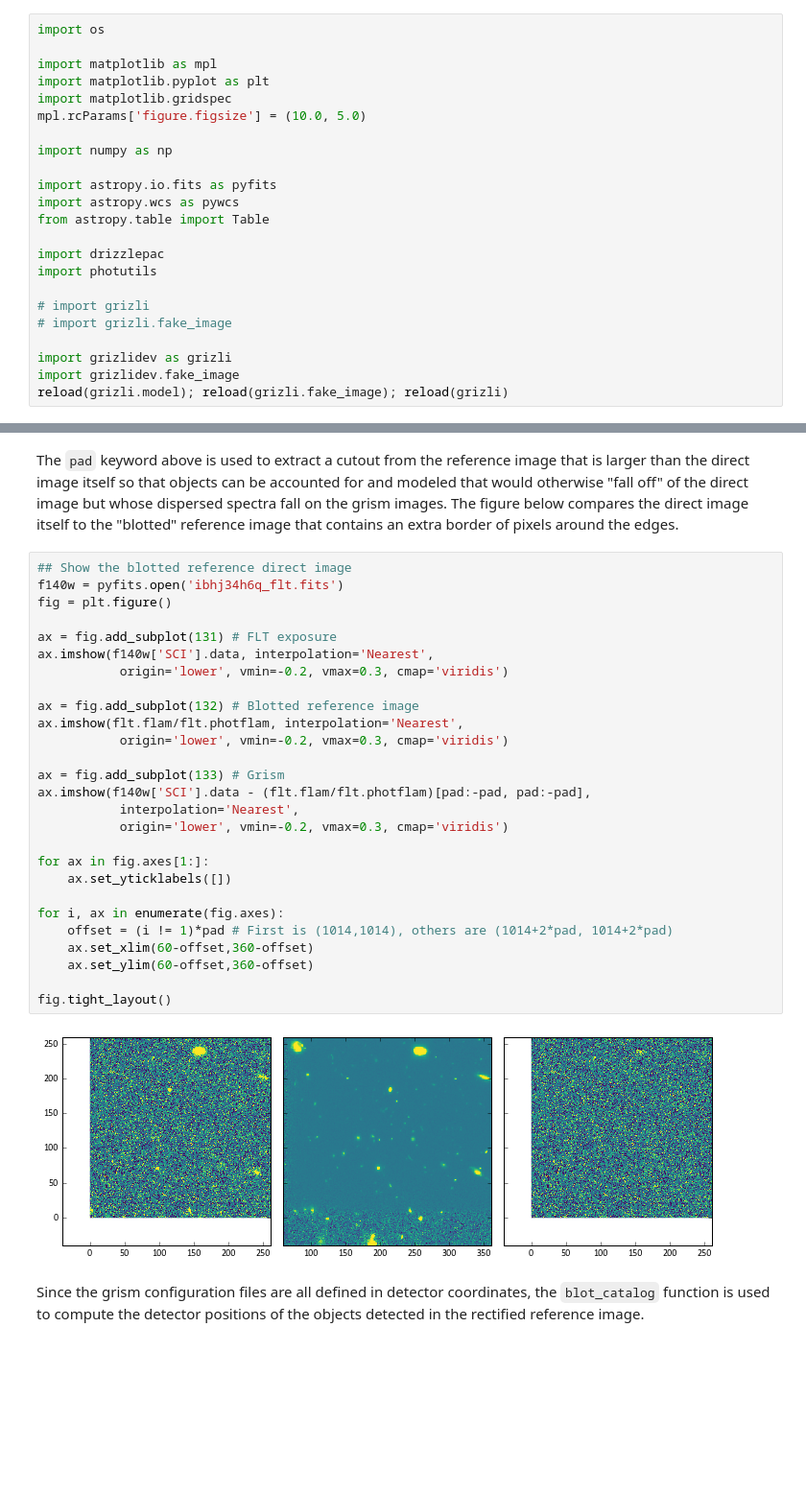
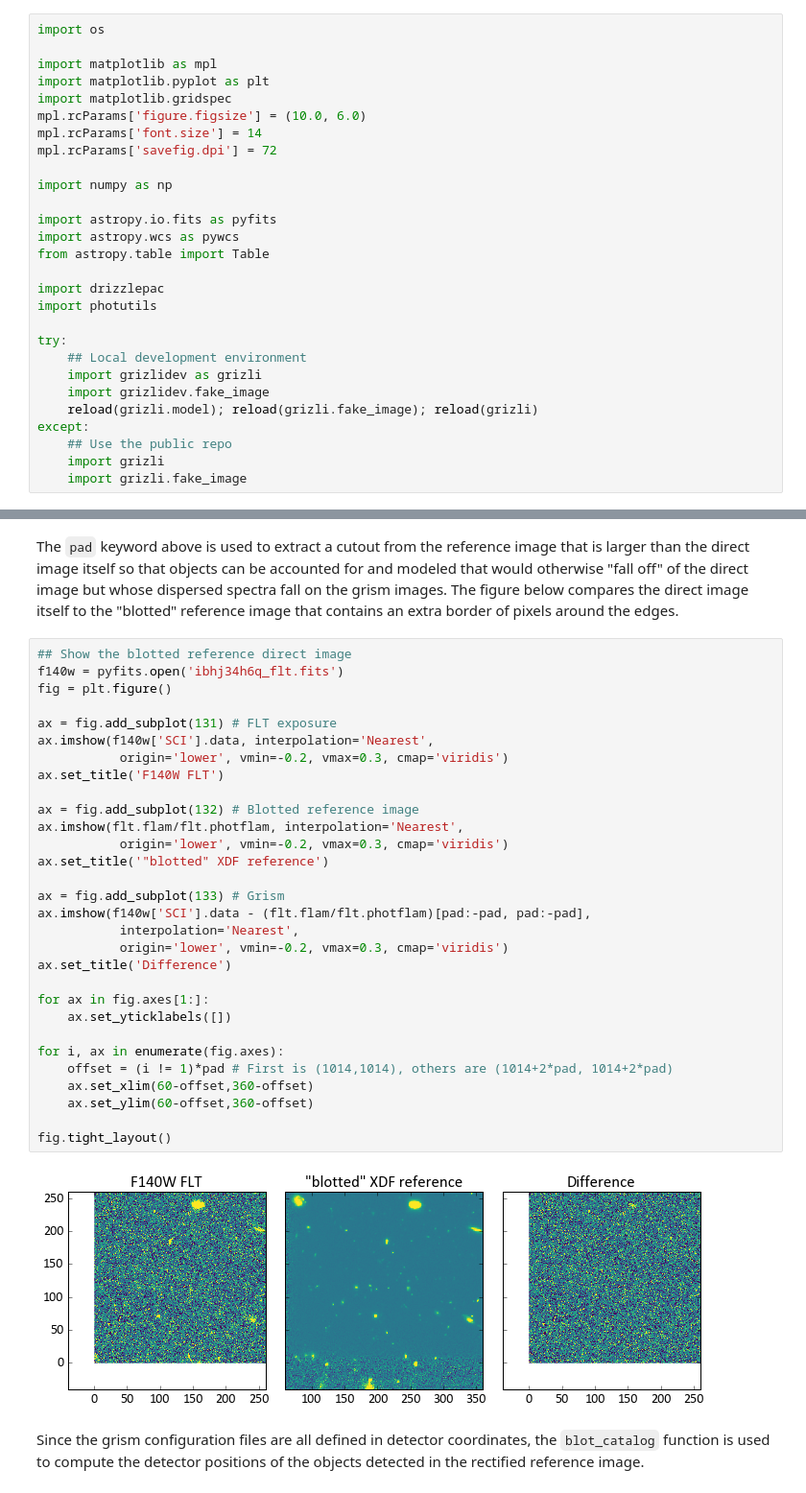
Before and after one commit to gbrammer/grizli, a Jupyter notebook: docs/multimission-simulation.ipynb, the cells around one changed output, grey strips where cells are left out. Shown at 96% size. Cells and saved outputs as stored; diff of their text form; blank space fills up the shorter version.

```diff
--- a/docs/multimission-simulation.ipynb
+++ b/docs/multimission-simulation.ipynb
@@ -19,7 +19,9 @@ import os
 import matplotlib as mpl
 import matplotlib.pyplot as plt
 import matplotlib.gridspec
-mpl.rcParams['figure.figsize'] = (10.0, 5.0)
+mpl.rcParams['figure.figsize'] = (10.0, 6.0)
+mpl.rcParams['font.size'] = 14
+mpl.rcParams['savefig.dpi'] = 72
 
 import numpy as np
 
@@ -30,9 +32,12 @@ from astropy.table import Table
 import drizzlepac
 import photutils
 
-# import grizli
-# import grizli.fake_image
-
-import grizlidev as grizli
-import grizlidev.fake_image
-reload(grizli.model); reload(grizli.fake_image); reload(grizli)
+try:
+    ## Local development environment
+    import grizlidev as grizli
+    import grizlidev.fake_image
+    reload(grizli.model); reload(grizli.fake_image); reload(grizli)
+except:
+    ## Use the public repo
+    import grizli
+    import grizli.fake_image
@@ -90,32 +78,35 @@ The `pad` keyword above is used to extract a cutout from the reference image tha
 # %%
 ## Show the blotted reference direct image
 f140w = pyfits.open('ibhj34h6q_flt.fits')
 fig = plt.figure()
 
 ax = fig.add_subplot(131) # FLT exposure
 ax.imshow(f140w['SCI'].data, interpolation='Nearest',
            origin='lower', vmin=-0.2, vmax=0.3, cmap='viridis')
+ax.set_title('F140W FLT')
 
 ax = fig.add_subplot(132) # Blotted reference image
 ax.imshow(flt.flam/flt.photflam, interpolation='Nearest',
            origin='lower', vmin=-0.2, vmax=0.3, cmap='viridis')
+ax.set_title('"blotted" XDF reference')
 
 ax = fig.add_subplot(133) # Grism
 ax.imshow(f140w['SCI'].data - (flt.flam/flt.photflam)[pad:-pad, pad:-pad],
            interpolation='Nearest',
            origin='lower', vmin=-0.2, vmax=0.3, cmap='viridis')
+ax.set_title('Difference')
 
 for ax in fig.axes[1:]:
     ax.set_yticklabels([])
 
 for i, ax in enumerate(fig.axes):
     offset = (i != 1)*pad # First is (1014,1014), others are (1014+2*pad, 1014+2*pad)
     ax.set_xlim(60-offset,360-offset)
     ax.set_ylim(60-offset,360-offset)
 
 fig.tight_layout()
 # %% [output]
-[figure, old version]
+[figure, new version]
 # %% [markdown]
 Since the grism configuration files are all defined in detector coordinates, the `blot_catalog` function is used to compute the detector positions of the objects detected in the rectified reference image.
 # %%
```
Also changed, not shown: parts of 8 cells of this notebook, 2 other files.
